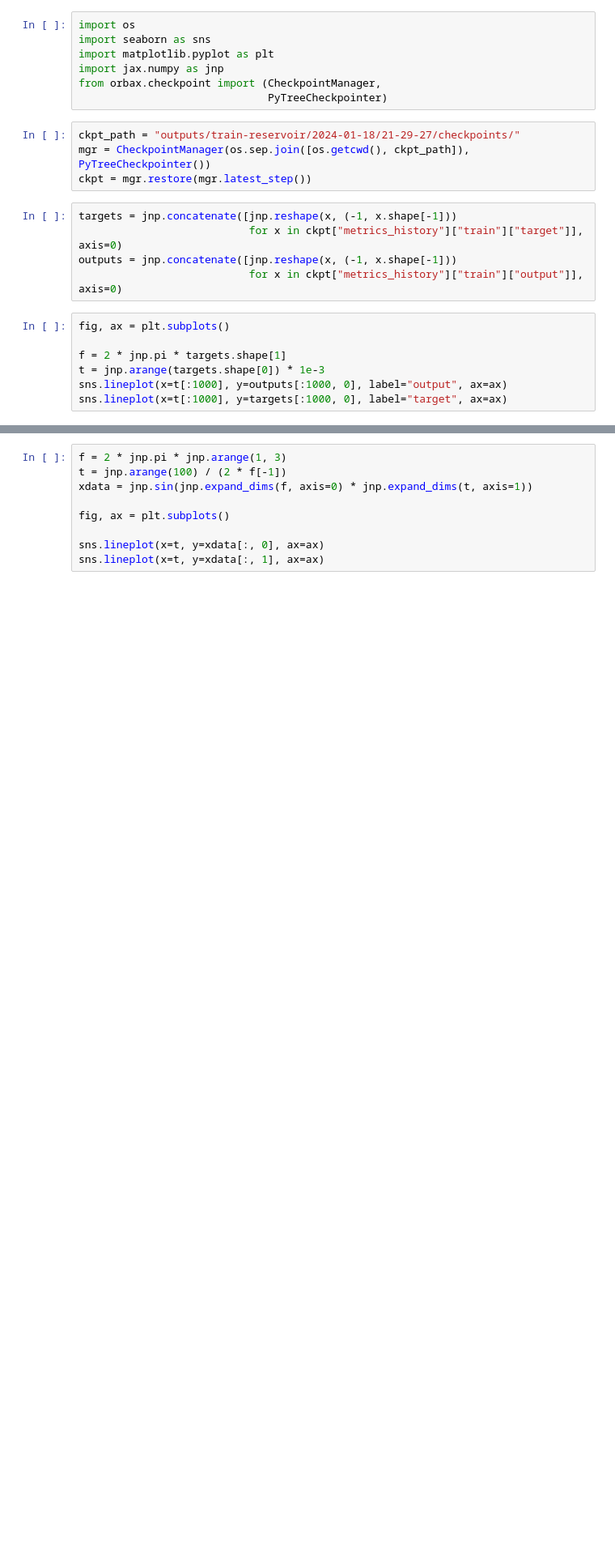
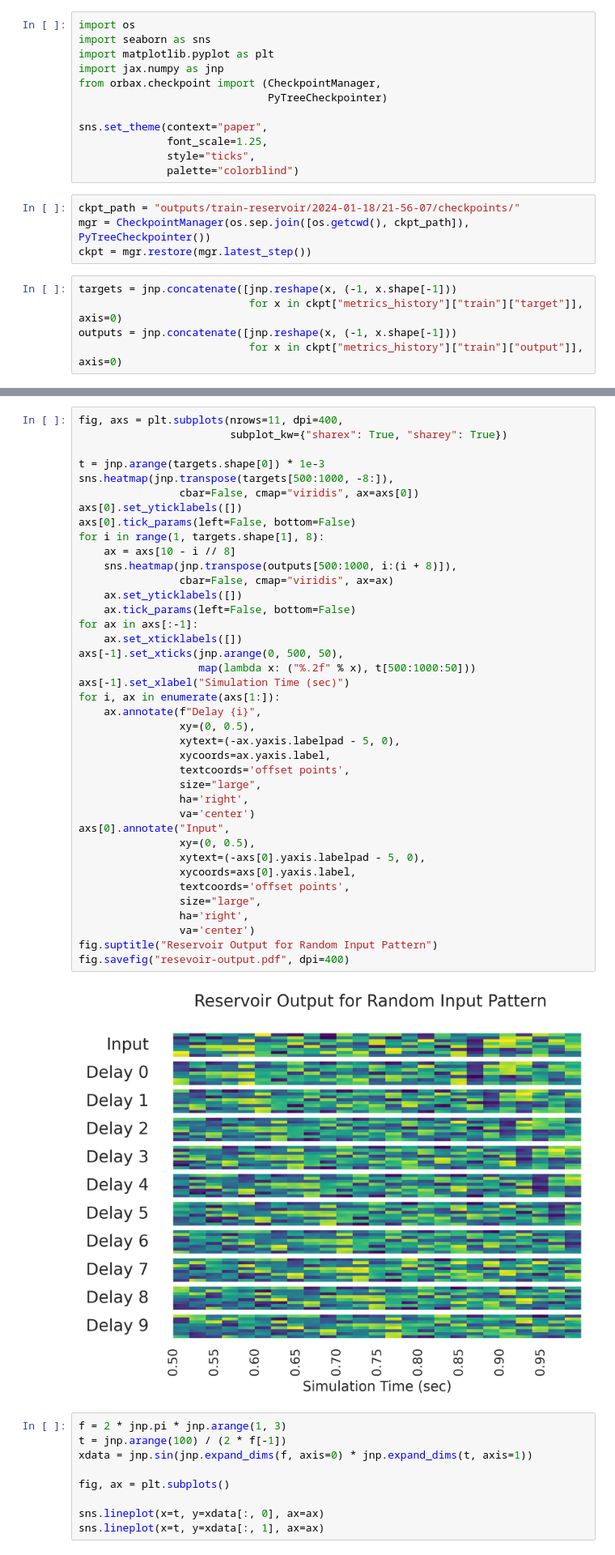
Before and after one commit to darsnack/biological-hsic, a Jupyter notebook: plotting.ipynb, the cells around one changed output, grey strips where cells are left out. Shown at 81% size. Cells and saved outputs as stored; diff of their text form; blank space fills up the shorter version.

Commit message:
Reservoir for random input

```diff
--- a/plotting.ipynb
+++ b/plotting.ipynb
@@ -5,8 +5,13 @@ import matplotlib.pyplot as plt
 import jax.numpy as jnp
 from orbax.checkpoint import (CheckpointManager,
                               PyTreeCheckpointer)
+
+sns.set_theme(context="paper",
+              font_scale=1.25,
+              style="ticks",
+              palette="colorblind")
 # %%
-ckpt_path = "outputs/train-reservoir/2024-01-18/21-29-27/checkpoints/"
+ckpt_path = "outputs/train-reservoir/2024-01-18/21-56-07/checkpoints/"
 mgr = CheckpointManager(os.sep.join([os.getcwd(), ckpt_path]), PyTreeCheckpointer())
 ckpt = mgr.restore(mgr.latest_step())
 # %%
@@ -14,10 +19,3 @@ targets = jnp.concatenate([jnp.reshape(x, (-1, x.shape[-1]))
                            for x in ckpt["metrics_history"]["train"]["target"]], axis=0)
 outputs = jnp.concatenate([jnp.reshape(x, (-1, x.shape[-1]))
                            for x in ckpt["metrics_history"]["train"]["output"]], axis=0)
-# %%
-fig, ax = plt.subplots()
-
-f = 2 * jnp.pi * targets.shape[1]
-t = jnp.arange(targets.shape[0]) * 1e-3
-sns.lineplot(x=t[:1000], y=outputs[:1000, 0], label="output", ax=ax)
-sns.lineplot(x=t[:1000], y=targets[:1000, 0], label="target", ax=ax)
@@ -27,3 +22,44 @@ sns.lineplot(x=t[:1000], y=targets[:1000, 0], label="target", ax=ax)
+# %%
+fig, axs = plt.subplots(nrows=11, dpi=400,
+                        subplot_kw={"sharex": True, "sharey": True})
+
+t = jnp.arange(targets.shape[0]) * 1e-3
+sns.heatmap(jnp.transpose(targets[500:1000, -8:]),
+                cbar=False, cmap="viridis", ax=axs[0])
+axs[0].set_yticklabels([])
+axs[0].tick_params(left=False, bottom=False)
+for i in range(1, targets.shape[1], 8):
+    ax = axs[10 - i // 8]
+    sns.heatmap(jnp.transpose(outputs[500:1000, i:(i + 8)]),
+                cbar=False, cmap="viridis", ax=ax)
+    ax.set_yticklabels([])
+    ax.tick_params(left=False, bottom=False)
+for ax in axs[:-1]:
+    ax.set_xticklabels([])
+axs[-1].set_xticks(jnp.arange(0, 500, 50),
+                   map(lambda x: ("%.2f" % x), t[500:1000:50]))
+axs[-1].set_xlabel("Simulation Time (sec)")
+for i, ax in enumerate(axs[1:]):
+    ax.annotate(f"Delay {i}",
+                xy=(0, 0.5),
+                xytext=(-ax.yaxis.labelpad - 5, 0),
+                xycoords=ax.yaxis.label,
+                textcoords='offset points',
+                size="large",
+                ha='right',
+                va='center')
+axs[0].annotate("Input",
+                xy=(0, 0.5),
+                xytext=(-axs[0].yaxis.labelpad - 5, 0),
+                xycoords=axs[0].yaxis.label,
+                textcoords='offset points',
+                size="large",
+                ha='right',
+                va='center')
+fig.suptitle("Reservoir Output for Random Input Pattern")
+fig.savefig("resevoir-output.pdf", dpi=400)
+# %% [output]
+[figure, added]
 # %%
 f = 2 * jnp.pi * jnp.arange(1, 3)
 t = jnp.arange(100) / (2 * f[-1])
```
Also changed, not shown: parts of 1 cell of this notebook, 2 other files.
